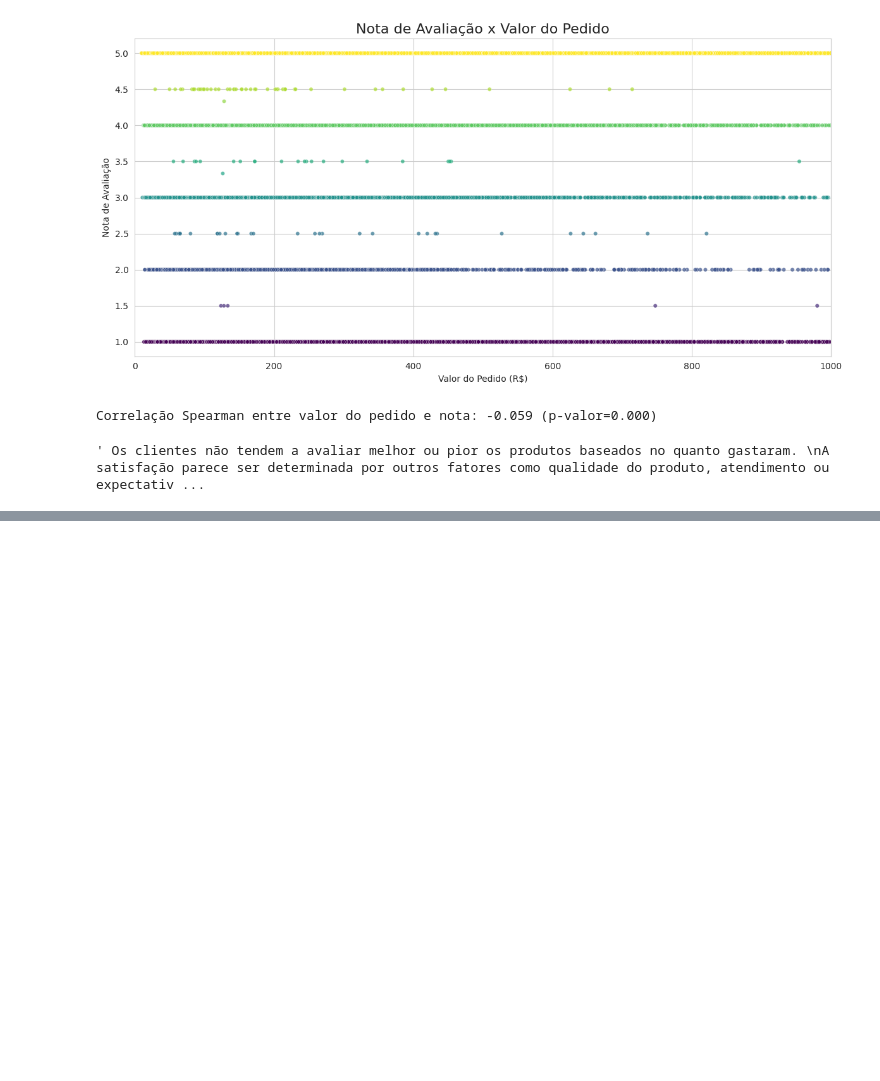
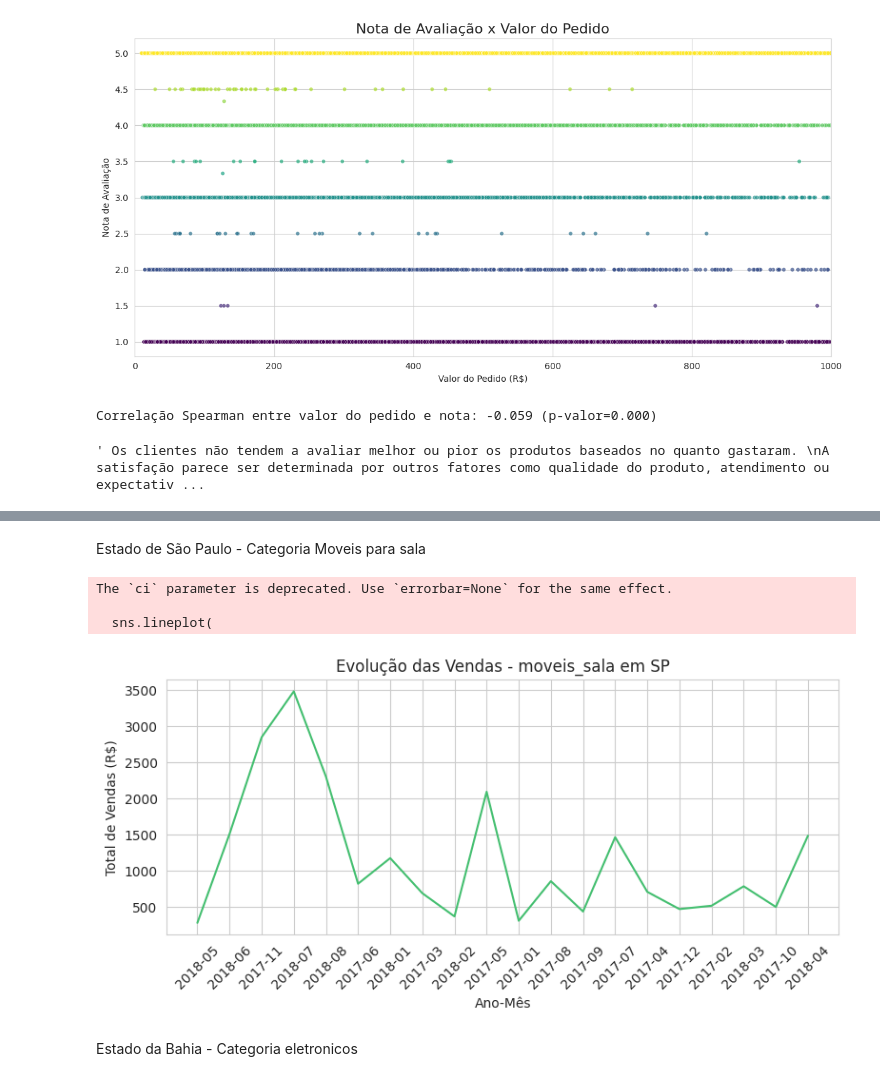
Before and after one commit to marianaangeli/Olist_Marketing_Analytics, a Jupyter notebook: Teste_Tecnico_TRIGGO_AI.ipynb, the cells around one changed output, grey strips where cells are left out. Drawn from its saved outputs; the diff is of its cells as text; code cells hidden in the pictures; blank space fills up the shorter version.

```diff
--- a/Teste_Tecnico_TRIGGO_AI.ipynb
+++ b/Teste_Tecnico_TRIGGO_AI.ipynb
@@ -806,6 +807,8 @@ products = pd.read_csv('https://docs.google.com/spreadsheets/d/e/2PACX-1vTjwlI77
 items = pd.read_csv('https://docs.google.com/spreadsheets/d/e/2PACX-1vQ5NSGWllULg7AyUQwnX66mFbNc5SgxJ6DxoFDt2QHXdCrb-91LV0ewentmNvI0OvWJnSG0Nc3Z7bX6/pub?output=csv')
 name_translation = pd.read_csv('https://docs.google.com/spreadsheets/d/e/2PACX-1vSKs_UCyPOlanxs8LcBvgC4frm5S-DjX4gYfUxIXHUal0PfZcgDtrK6T1JMpdFeaWFGrm5UQQpYi8CZ/pub?output=csv')
 payments = pd.read_csv('https://docs.google.com/spreadsheets/d/e/2PACX-1vQ5Dg7oXJzKsNnmmZMARx9cM_6D4JccX97-lQAJJA64ZHZrbLYET3B1by2txwC_ZLF0g15mYeGBIMvR/pub?output=csv')
+sellers = pd.read_csv('https://docs.google.com/spreadsheets/d/e/2PACX-1vRBLCgXGR9WMeKtuURjEmDNXEE9uVG1VICWAhcQ-BJHGwoa-a0fprwLg9hM9leNJRgyUMcSIdxP4Gjd/pub?output=csv')
+customers = pd.read_csv('https://docs.google.com/spreadsheets/d/e/2PACX-1vQxOq0DGPF7--kl99DOxcPNwGRglHWVZmno6TzRzkOdQEOkRf0bUrO4_MmdpFrRnt6AqoA5ArjH3e9Y/pub?output=csv')
 # %%
 df_items_prod = pd.merge(items,
                          products[['product_id', 'product_category_name']],
@@ -996,0 +1096,35 @@ A satisfação parece ser determinada por outros fatores como qualidade do produ
+# %% [markdown]
+Estado de São Paulo - Categoria Moveis para sala
+# %%
+# Filtro
+estado = 'SP'
+categoria = 'moveis_sala'
+
+df_filtrado = df_vendas_completas[
+    (df_vendas_completas['customer_state'] == estado) &
+    (df_vendas_completas['product_category_name'] == categoria)
+]
+
+# Plot
+plt.figure(figsize=(8,4))
+sns.lineplot(
+    data=df_filtrado,
+    x='year_month',
+    y='price',
+    estimator='sum',
+    ci=None,
+    color=sns.color_palette("viridis", as_cmap=True)(0.7)
+)
+plt.title(f"Evolução das Vendas - {categoria} em {estado}")
+plt.xlabel("Ano-Mês")
+plt.ylabel("Total de Vendas (R$)")
+plt.xticks(rotation=45)
+plt.tight_layout()
+plt.show()
+# %% [output]
+The `ci` parameter is deprecated. Use `errorbar=None` for the same effect.
+
+  sns.lineplot(
+[figure, added]
+# %% [markdown]
+Estado da Bahia - Categoria eletronicos
```
Also changed, not shown: parts of 31 cells of this notebook.
